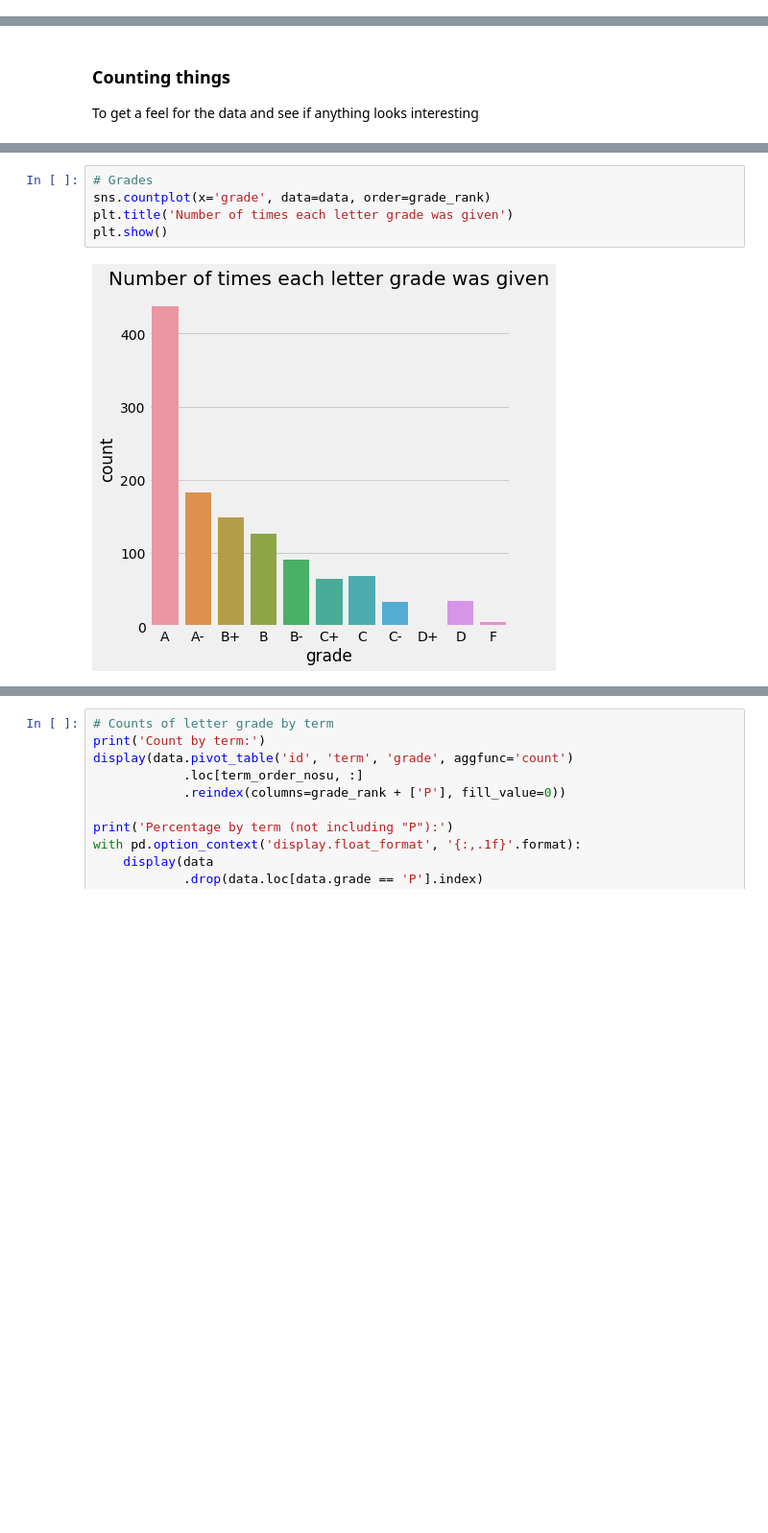
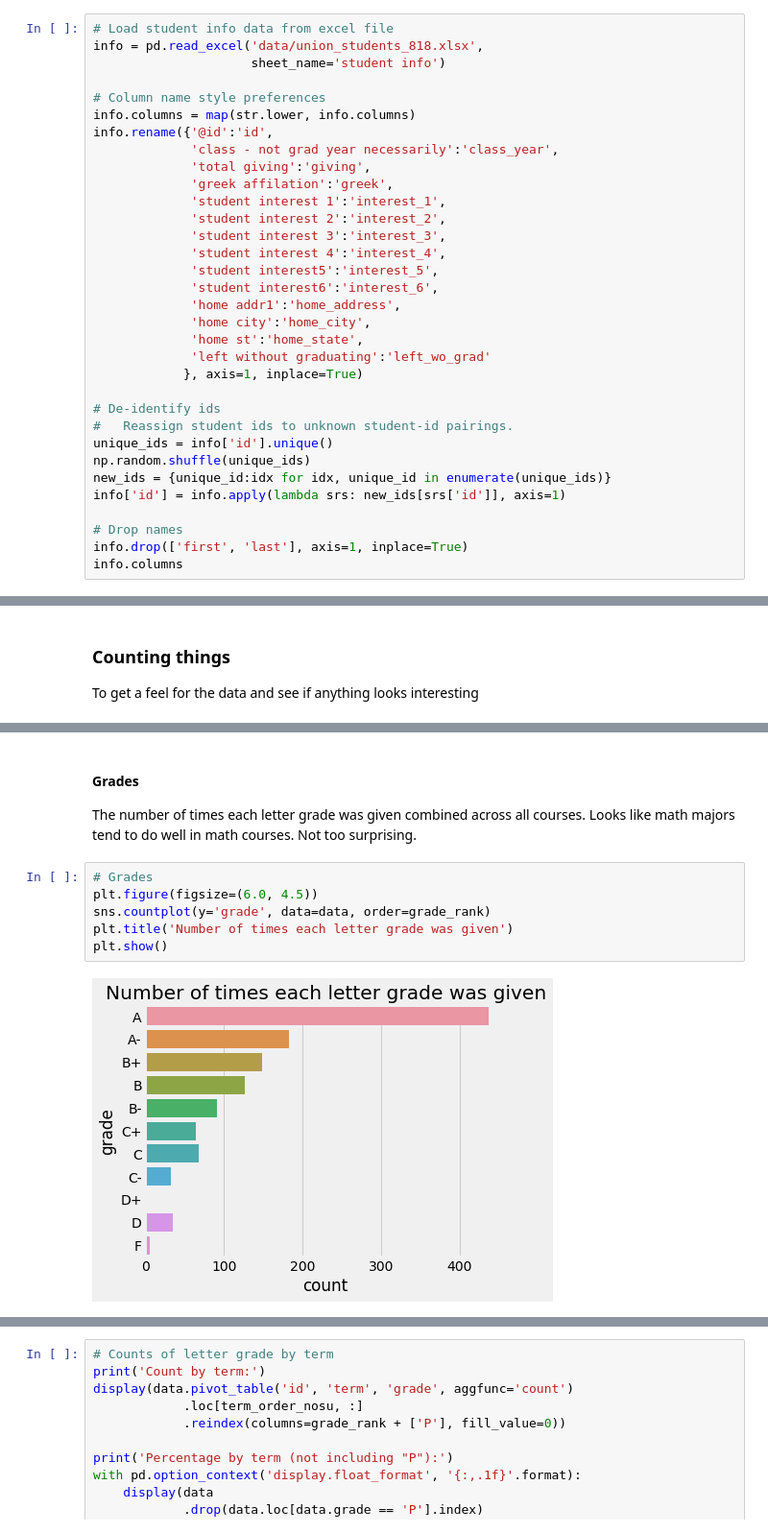
Before and after one commit to pmgasper/union_students, a Jupyter notebook: data_exploration.ipynb, the cells around one changed output, grey strips where cells are left out. Shown at 96% size. Cells and saved outputs as stored; diff of their text form; blank space fills up the shorter version.

Commit message:
exploring student info dat

```diff
--- a/data_exploration.ipynb
+++ b/data_exploration.ipynb
@@ -64,3 +64,36 @@ courses_thesis = ['MTH-497', 'MTH-499']
 courses_select = courses_intro + courses_core + courses_thesis
 # %% [markdown]
 ## Load and clean the data
+# %%
+# Load student info data from excel file
+info = pd.read_excel('data/union_students_818.xlsx',
+                     sheet_name='student info')
+
+# Column name style preferences
+info.columns = map(str.lower, info.columns)
+info.rename({'@id':'id',
+             'class - not grad year necessarily':'class_year',
+             'total giving':'giving',
+             'greek affilation':'greek',
+             'student interest 1':'interest_1',
+             'student interest 2':'interest_2',
+             'student interest 3':'interest_3',
+             'student interest 4':'interest_4',
+             'student interest5':'interest_5',
+             'student interest6':'interest_6',
+             'home addr1':'home_address',
+             'home city':'home_city',
+             'home st':'home_state',
+             'left without graduating':'left_wo_grad'
+            }, axis=1, inplace=True)
+
+# De-identify ids
+#   Reassign student ids to unknown student-id pairings.
+unique_ids = info['id'].unique()
+np.random.shuffle(unique_ids)
+new_ids = {unique_id:idx for idx, unique_id in enumerate(unique_ids)}
+info['id'] = info.apply(lambda srs: new_ids[srs['id']], axis=1)
+
+# Drop names
+info.drop(['first', 'last'], axis=1, inplace=True)
+info.columns
@@ -178,7 +227,12 @@ plt.show()
+# %% [markdown]
+#### Grades
+
+The number of times each letter grade was given combined across all courses. Looks like math majors tend to do well in math courses. Not too surprising.
 # %%
 # Grades
-sns.countplot(x='grade', data=data, order=grade_rank)
+plt.figure(figsize=(6.0, 4.5))
+sns.countplot(y='grade', data=data, order=grade_rank)
 plt.title('Number of times each letter grade was given')
 plt.show()
 # %% [output]
-[figure, old version]
+[figure, new version]
```
Also changed, not shown: parts of 25 cells of this notebook.
